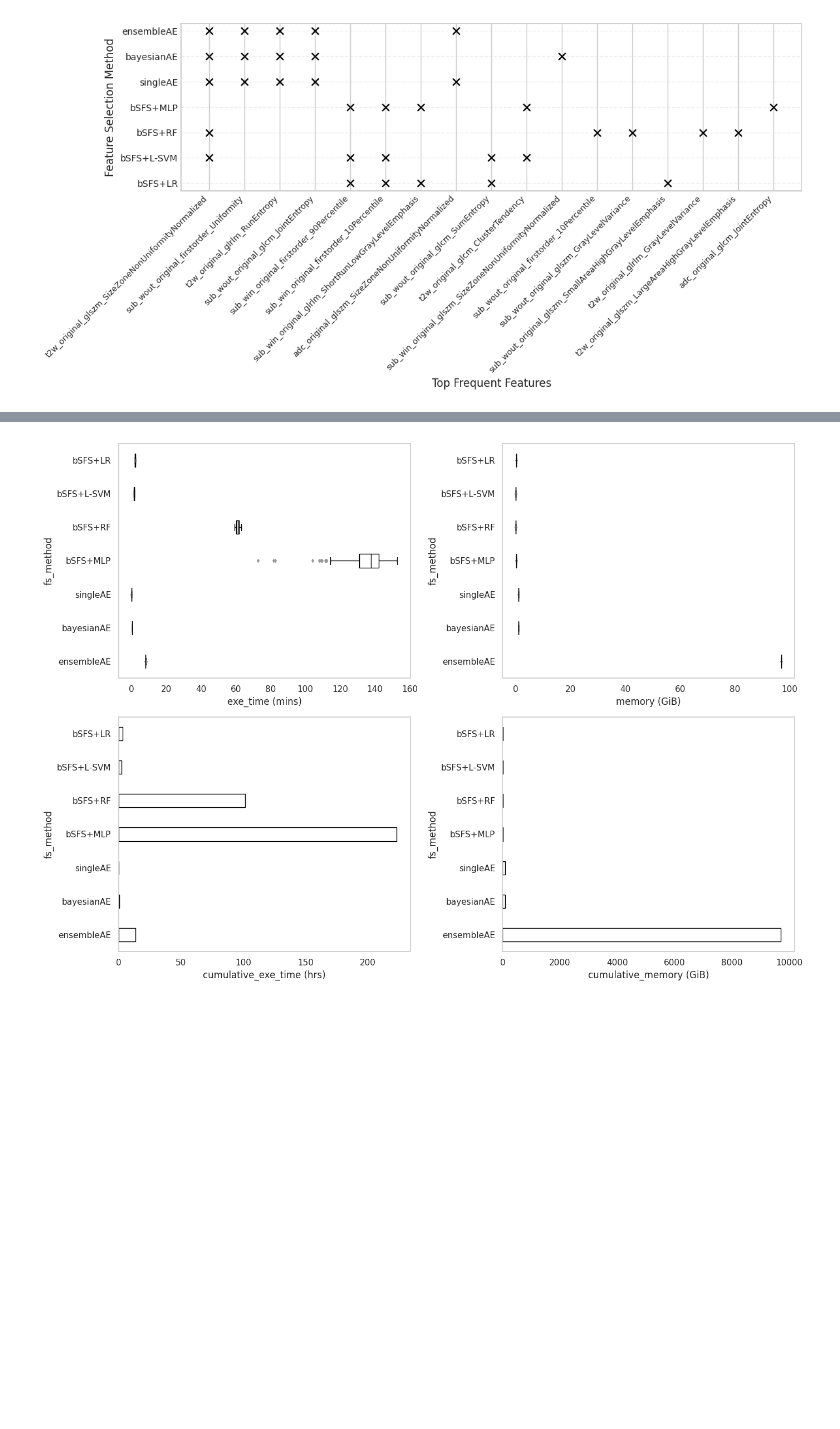
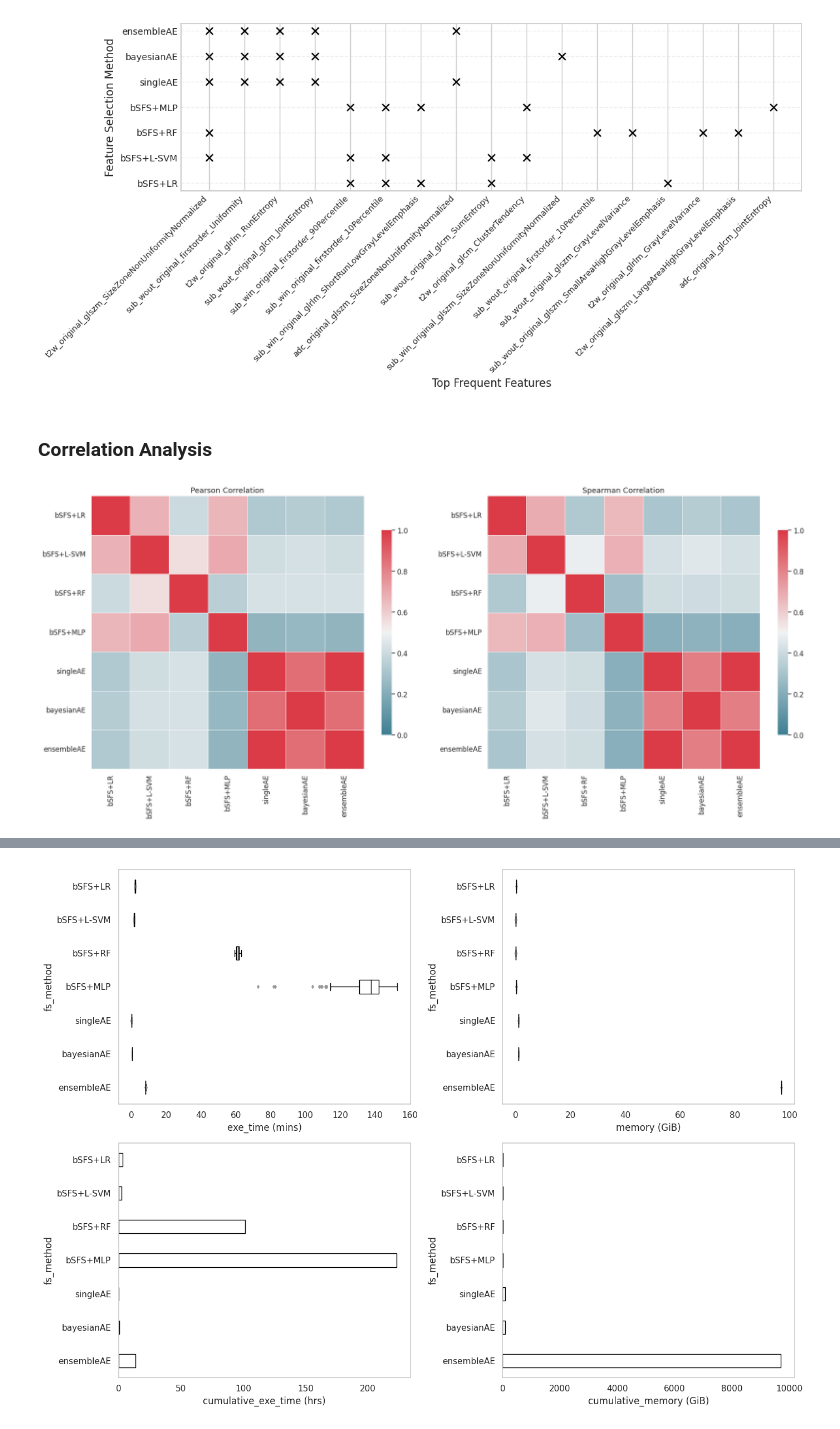
Before and after one commit to sithin-int/autoencoder, a Jupyter notebook: notebooks/stability_analysis.ipynb, the cells around one changed output, grey strips where cells are left out. Cells and saved outputs as stored; diff of their text form; code cells hidden in the pictures; blank space fills up the shorter version.

Commit message:
updated analysis

```diff
--- a/notebooks/stability_analysis.ipynb
+++ b/notebooks/stability_analysis.ipynb
@@ -279,6 +279,8 @@ plt.savefig("freq_plot.tif", format="tiff", dpi=600)
 plt.show()
 # %% [output]
 [figure]
+# %% [markdown]
+### Correlation Analysis
 # %%
 # Correlation Analysis
 
@@ -313,7 +315,50 @@ def mwm(signature_dict, feats_df, corr_method='spearman'):
 
     return df
 # %%
-signature_dict = dict(zip(freq_feats.fs_method.to_list(), freq_feats.freq_feats.to_list()))
+fs_methods = freq_feats.fs_method.to_list()
+top_feats = freq_feats.freq_feats.to_list()
+signature_dict = dict(zip(fs_methods, top_feats))
 
-pearson_corr_df = mwm(signature_dict, feats_df, corr_method='pearson')
-spearman_corr_df = mwm(signature_dict, feats_df, corr_method='spearman')
+pearson_corr_df = mwm(signature_dict, feats_df, corr_method='pearson').abs()
+spearman_corr_df = mwm(signature_dict, feats_df, corr_method='spearman').abs()
+# %%
+plt.figure(figsize=(20, 8))
+
+# Define a beautiful colormap
+cmap = sns.diverging_palette(220, 10, as_cmap=True)
+
+rename_map = {
+    "backwardSFS/LogisticRegression": "bSFS+LR",
+    "backwardSFS/SVC": "bSFS+L-SVM",
+    "backwardSFS/RandomForestClassifier": "bSFS+RF",
+    "backwardSFS/MLPClassifier": "bSFS+MLP",
+    "oneDSAE": "singleAE",
+    "bayesianDSAE": "bayesianAE",
+    "ensembleDSAE": "ensembleAE"
+}
+
+pearson_corr_df = pearson_corr_df.rename(index=rename_map, columns=rename_map)
+spearman_corr_df = spearman_corr_df.rename(index=rename_map, columns=rename_map)
+
+plt.subplot(1, 2, 1)
+sns.heatmap(
+    pearson_corr_df, cmap=cmap, square=True, linewidth=0.5,
+    cbar_kws={'shrink': 0.75}, vmin=0, vmax=1
+)
+plt.title("Pearson Correlation")
+
+# --- Right: Spearman ---
+plt.subplot(1, 2, 2)
+sns.heatmap(
+    spearman_corr_df, cmap=cmap, square=True, linewidth=0.5,
+    cbar_kws={'shrink': 0.75}, vmin=0, vmax=1
+)
+plt.title("Spearman Correlation")
+
+plt.tight_layout()
+
+plt.savefig("corr_plot.tif", format="tiff", dpi=600)
+
+plt.show()
+# %% [output]
+[figure, added]
```
Also changed, not shown: parts of 13 cells of this notebook.
